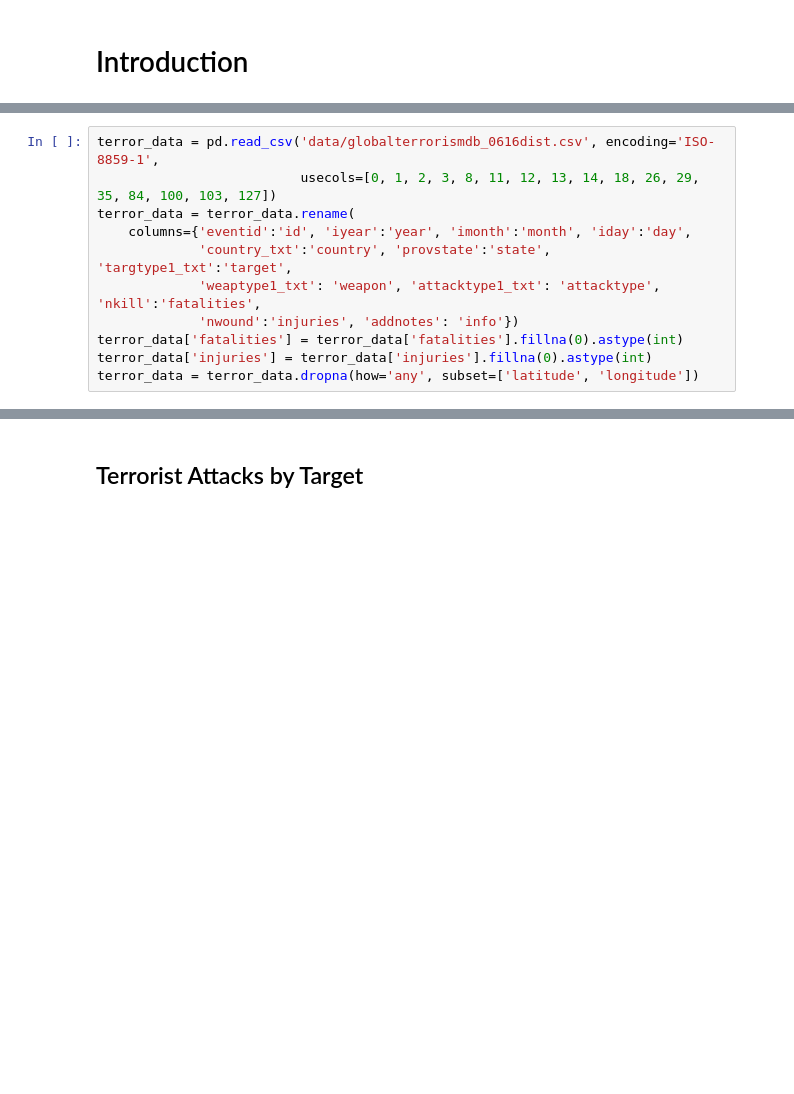
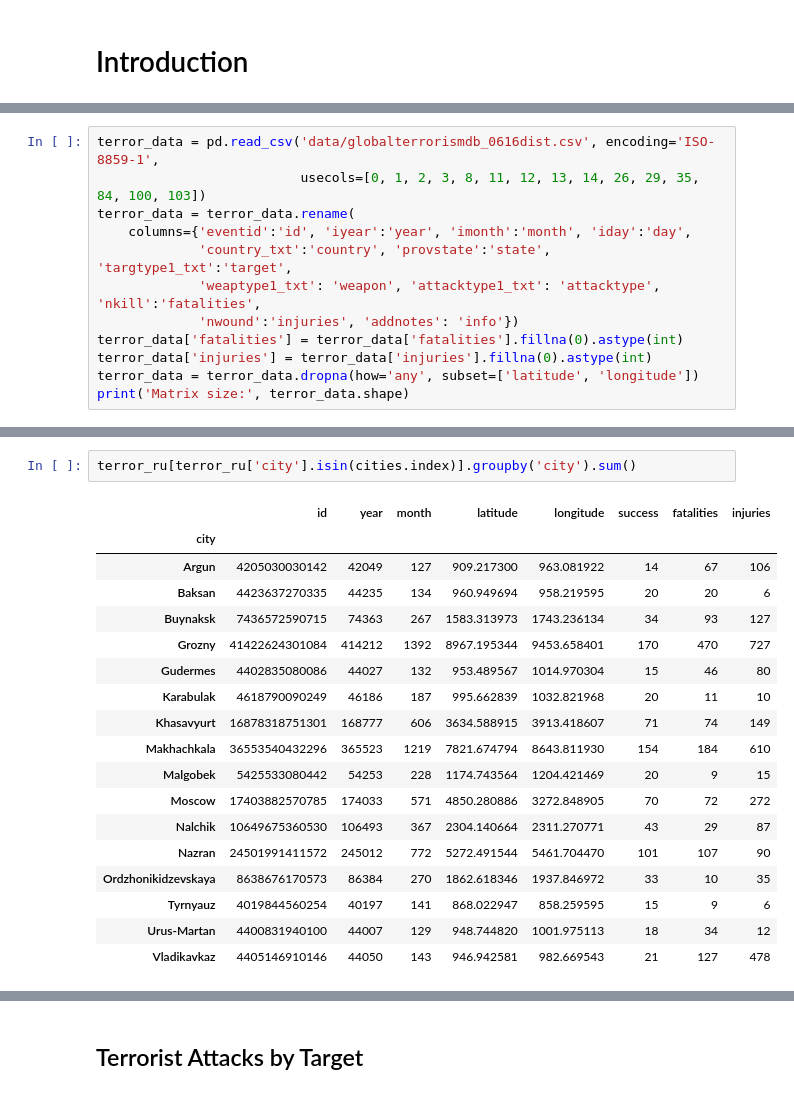
Before and after one commit to maks-sh/Visualization-of-Global-Terrorism-Database, a Jupyter notebook: Terror.ipynb, the cells around one changed output, grey strips where cells are left out. Saved outputs shown, nothing was run; the diff lists cells and outputs as text; blank space fills up the shorter version.

```diff
--- a/Terror.ipynb
+++ b/Terror.ipynb
@@ -40,6 +38,6 @@ mapbox_access_token = 'pk.eyJ1IjoibWFrcy1zaCIsImEiOiJjaXpzaTJ1dXQwMDR6MnhvMWtzej
 # %%
 terror_data = pd.read_csv('data/globalterrorismdb_0616dist.csv', encoding='ISO-8859-1',
-                          usecols=[0, 1, 2, 3, 8, 11, 12, 13, 14, 18, 26, 29, 35, 84, 100, 103, 127])
+                          usecols=[0, 1, 2, 3, 8, 11, 12, 13, 14, 26, 29, 35, 84, 100, 103])
 terror_data = terror_data.rename(
     columns={'eventid':'id', 'iyear':'year', 'imonth':'month', 'iday':'day',
              'country_txt':'country', 'provstate':'state', 'targtype1_txt':'target',
@@ -48,3 +46,4 @@ terror_data = terror_data.rename(
 terror_data['fatalities'] = terror_data['fatalities'].fillna(0).astype(int)
 terror_data['injuries'] = terror_data['injuries'].fillna(0).astype(int)
 terror_data = terror_data.dropna(how='any', subset=['latitude', 'longitude'])
+print('Matrix size:', terror_data.shape)
@@ -229 +267,22 @@ iplot(fig)
+# %%
+terror_ru[terror_ru['city'].isin(cities.index)].groupby('city').sum()
+# %% [output]
+|  | id | year | month | latitude | longitude | success | fatalities | injuries |
+| city |  |  |  |  |  |  |  |  |
+| Argun | 4205030030142 | 42049 | 127 | 909.217300 | 963.081922 | 14 | 67 | 106 |
+| Baksan | 4423637270335 | 44235 | 134 | 960.949694 | 958.219595 | 20 | 20 | 6 |
+| Buynaksk | 7436572590715 | 74363 | 267 | 1583.313973 | 1743.236134 | 34 | 93 | 127 |
+| Grozny | 41422624301084 | 414212 | 1392 | 8967.195344 | 9453.658401 | 170 | 470 | 727 |
+| Gudermes | 4402835080086 | 44027 | 132 | 953.489567 | 1014.970304 | 15 | 46 | 80 |
+| Karabulak | 4618790090249 | 46186 | 187 | 995.662839 | 1032.821968 | 20 | 11 | 10 |
+| Khasavyurt | 16878318751301 | 168777 | 606 | 3634.588915 | 3913.418607 | 71 | 74 | 149 |
+| Makhachkala | 36553540432296 | 365523 | 1219 | 7821.674794 | 8643.811930 | 154 | 184 | 610 |
+| Malgobek | 5425533080442 | 54253 | 228 | 1174.743564 | 1204.421469 | 20 | 9 | 15 |
+| Moscow | 17403882570785 | 174033 | 571 | 4850.280886 | 3272.848905 | 70 | 72 | 272 |
+| Nalchik | 10649675360530 | 106493 | 367 | 2304.140664 | 2311.270771 | 43 | 29 | 87 |
+| Nazran | 24501991411572 | 245012 | 772 | 5272.491544 | 5461.704470 | 101 | 107 | 90 |
+| Ordzhonikidzevskaya | 8638676170573 | 86384 | 270 | 1862.618346 | 1937.846972 | 33 | 10 | 35 |
+| Tyrnyauz | 4019844560254 | 40197 | 141 | 868.022947 | 858.259595 | 15 | 9 | 6 |
+| Urus-Martan | 4400831940100 | 44007 | 129 | 948.744820 | 1001.975113 | 18 | 34 | 12 |
+| Vladikavkaz | 4405146910146 | 44050 | 143 | 946.942581 | 982.669543 | 21 | 127 | 478 |
 # %%
```
Also changed, not shown: parts of 27 cells of this notebook, 20 other files.
